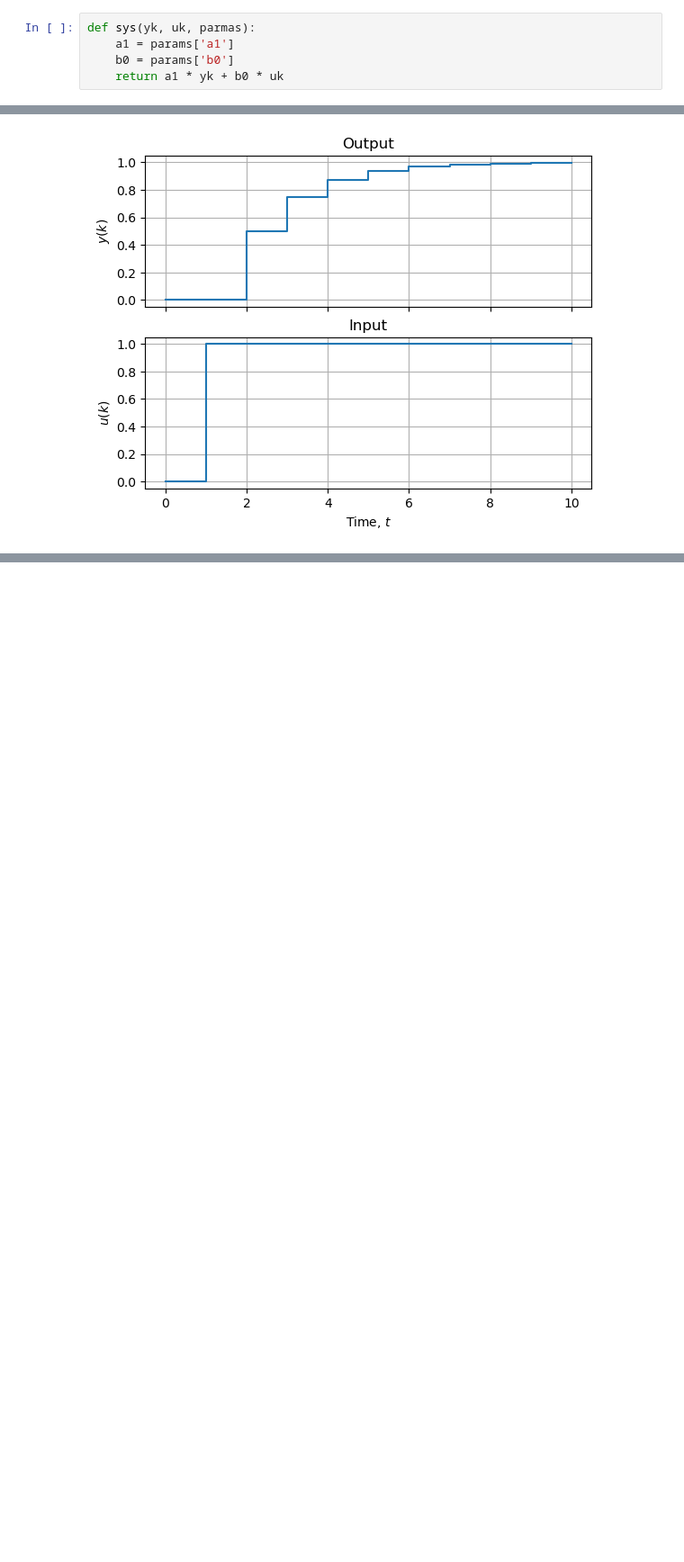
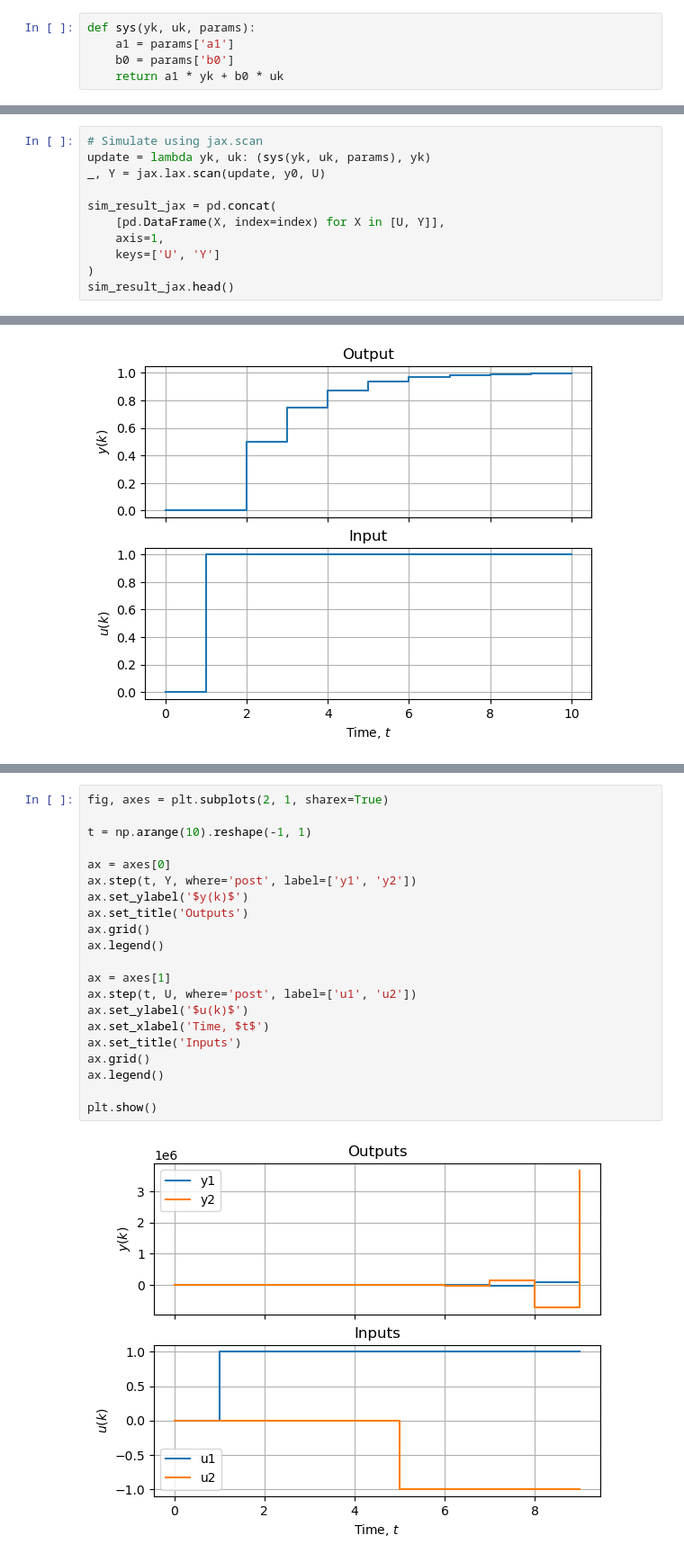
Before and after one commit to billtubbs/jax-examples, a Jupyter notebook: Dynamic-Systems.ipynb, the cells around one changed output, grey strips where cells are left out. Shown at 90% size. Saved outputs shown, nothing was run; the diff lists cells and outputs as text; blank space fills up the shorter version.

```diff
--- a/Dynamic-Systems.ipynb
+++ b/Dynamic-Systems.ipynb
@@ -16,5 +18,5 @@ Jax: 0.4.16
 # %%
-def sys(yk, uk, parmas):
+def sys(yk, uk, params):
     a1 = params['a1']
     b0 = params['b0']
     return a1 * yk + b0 * uk
@@ -60,0 +81,11 @@ sim_result.head()
+# %%
+# Simulate using jax.scan
+update = lambda yk, uk: (sys(yk, uk, params), yk)
+_, Y = jax.lax.scan(update, y0, U)
+
+sim_result_jax = pd.concat(
+    [pd.DataFrame(X, index=index) for X in [U, Y]],
+    axis=1,
+    keys=['U', 'Y']
+)
+sim_result_jax.head()
@@ -79,0 +159,23 @@ plt.show()
+# %%
+fig, axes = plt.subplots(2, 1, sharex=True)
+
+t = np.arange(10).reshape(-1, 1)
+
+ax = axes[0]
+ax.step(t, Y, where='post', label=['y1', 'y2'])
+ax.set_ylabel('$y(k)$')
+ax.set_title('Outputs')
+ax.grid()
+ax.legend()
+
+ax = axes[1]
+ax.step(t, U, where='post', label=['u1', 'u2'])
+ax.set_ylabel('$u(k)$')
+ax.set_xlabel('Time, $t$')
+ax.set_title('Inputs')
+ax.grid()
+ax.legend()
+
+plt.show()
+# %% [output]
+[figure, added]
```
Also changed, not shown: parts of 9 cells of this notebook.
